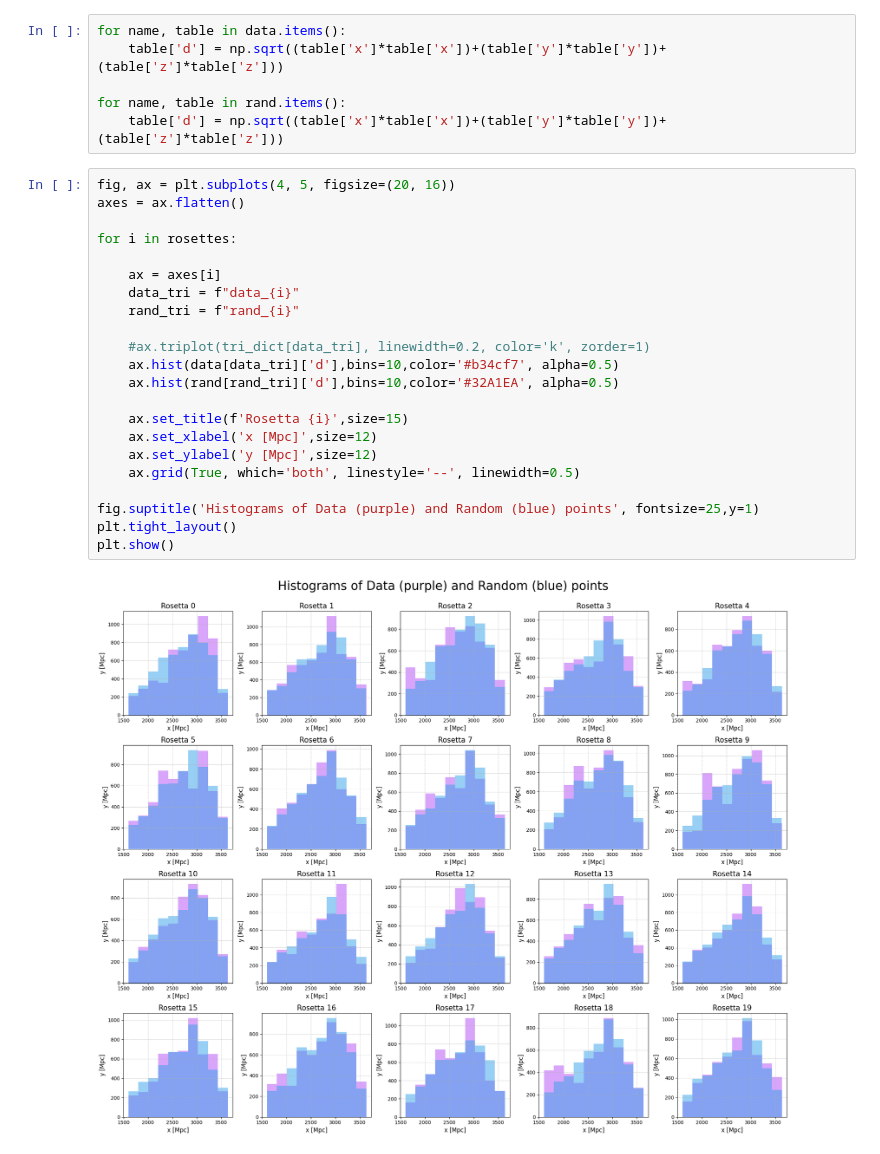
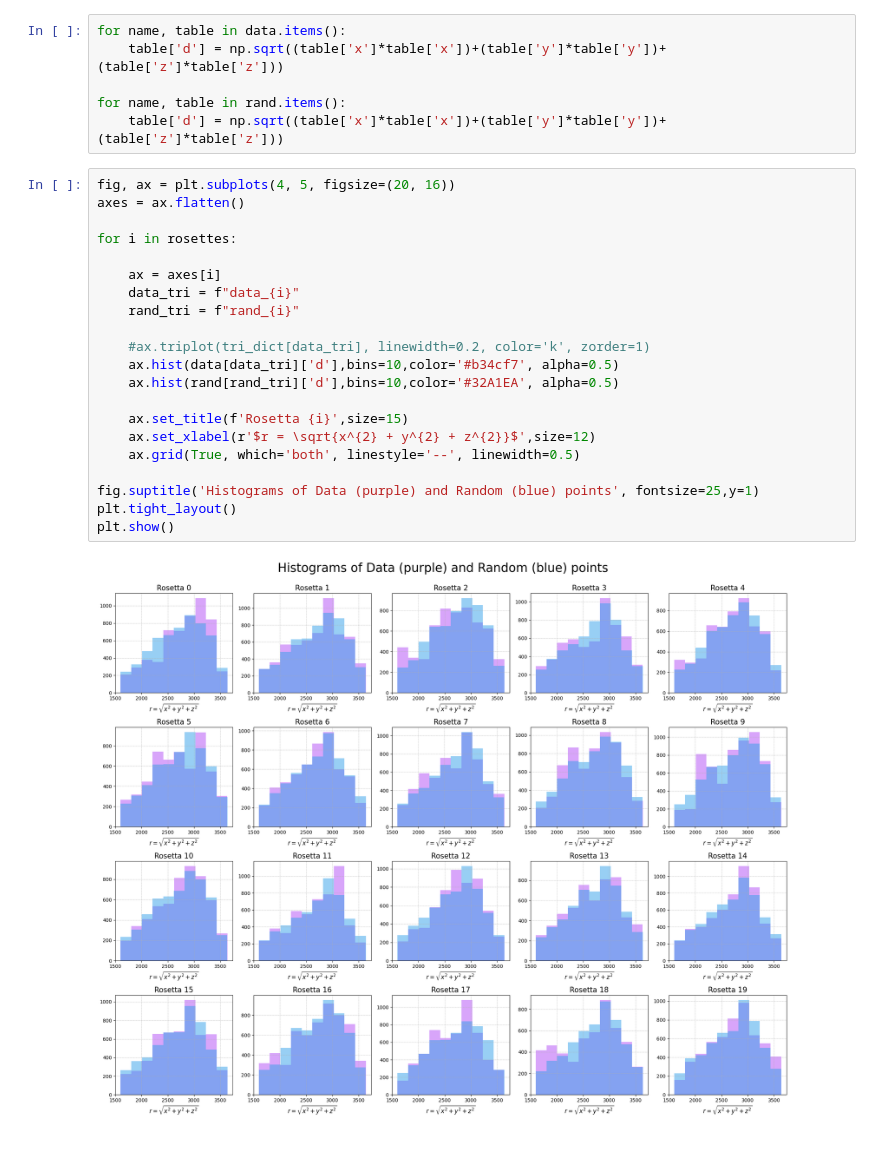
Before and after one commit to soguevaram/DESI, a Jupyter notebook: 20250704_Data_verification.ipynb, the cells around one changed output. Cells and saved outputs as stored; diff of their text form.

```diff
--- a/20250704_Data_verification.ipynb
+++ b/20250704_Data_verification.ipynb
@@ -89,24 +89,23 @@ for name, table in rand.items():
 # %%
 fig, ax = plt.subplots(4, 5, figsize=(20, 16))
 axes = ax.flatten()
 
 for i in rosettes:
 
     ax = axes[i]
     data_tri = f"data_{i}"
     rand_tri = f"rand_{i}"
 
     #ax.triplot(tri_dict[data_tri], linewidth=0.2, color='k', zorder=1)
     ax.hist(data[data_tri]['d'],bins=10,color='#b34cf7', alpha=0.5)
     ax.hist(rand[rand_tri]['d'],bins=10,color='#32A1EA', alpha=0.5)
 
     ax.set_title(f'Rosetta {i}',size=15)
-    ax.set_xlabel('x [Mpc]',size=12)
-    ax.set_ylabel('y [Mpc]',size=12)
+    ax.set_xlabel(r'$r = \sqrt{x^{2} + y^{2} + z^{2}}$',size=12)
     ax.grid(True, which='both', linestyle='--', linewidth=0.5)
 
 fig.suptitle('Histograms of Data (purple) and Random (blue) points', fontsize=25,y=1)
 plt.tight_layout()
 plt.show()
 # %% [output]
-[figure, old version]
+[figure, new version]
```
